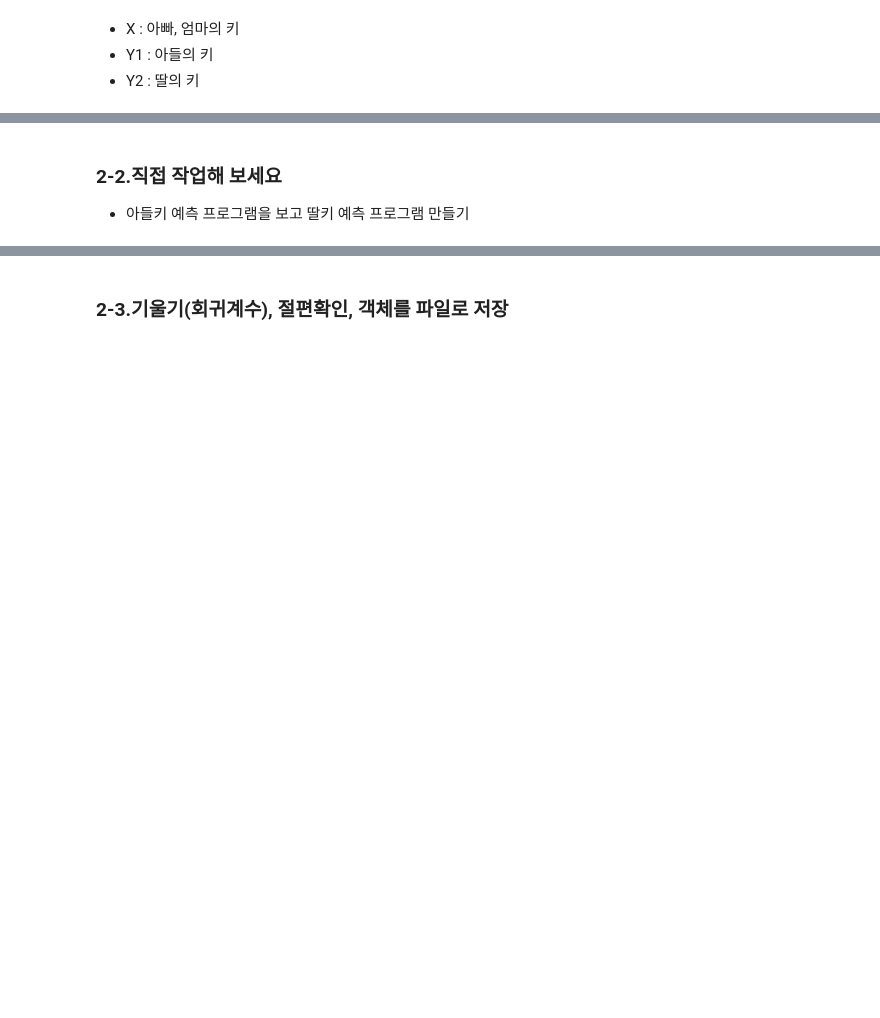
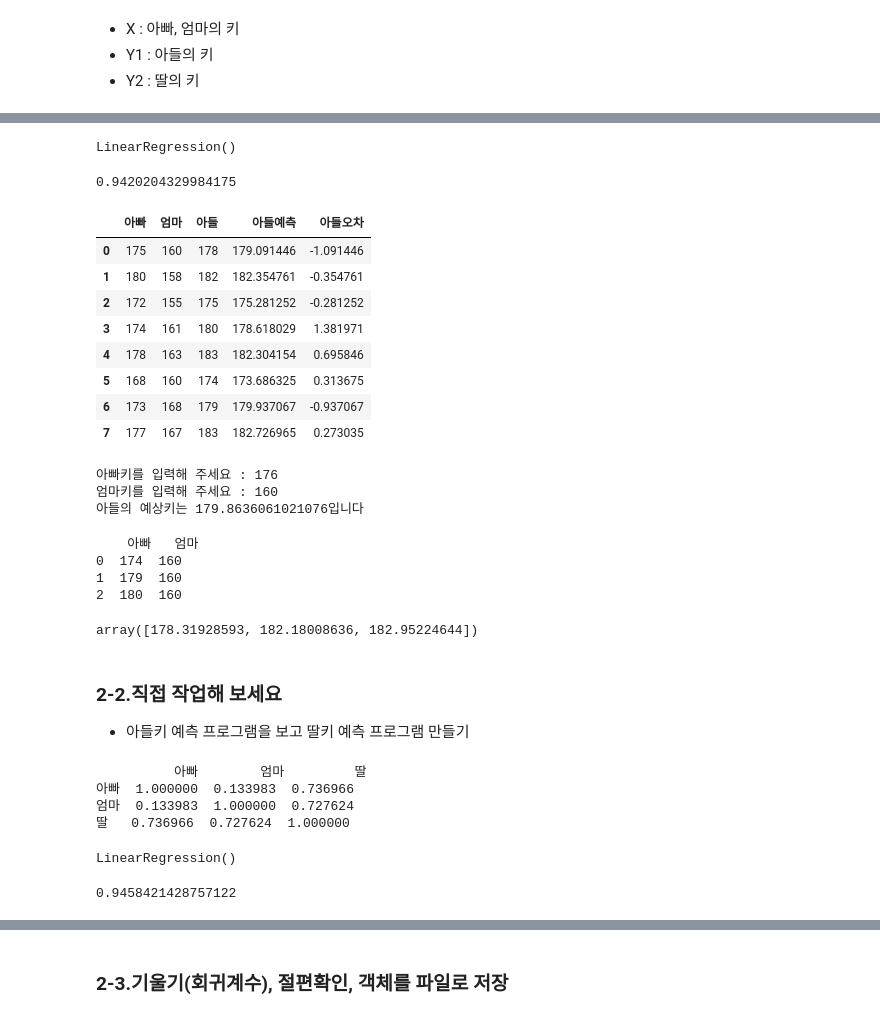
Before and after one commit to localtic/bigdata, a Jupyter notebook: [ML_01]_basic_LAB.ipynb, the cells around one changed output, grey strips where cells are left out. Drawn from its saved outputs; the diff is of its cells as text; code cells hidden in the pictures; blank space fills up the shorter version.

```diff
--- a/[ML_01]_basic_LAB.ipynb
+++ b/[ML_01]_basic_LAB.ipynb
@@ -86,0 +151,5 @@ df2.to_csv('X_test.csv')
+# %%
+# [0] train, test 파일 가져오기
+X_train = pd.read_csv('X_train.csv')
+Y1_train = pd.read_csv('Y1_train.csv')
+X_test = pd.read_csv('X_test.csv')
@@ -91,0 +172,6 @@ df2.to_csv('X_test.csv')
+# %%
+# [1] 아빠, 엄마, 아들 키의 상관관계
+# 입력변수들간의 상관관계는 낮고, 입력변수와 출력변수의 상관관계는 높아야 좋은 학습 데이터
+df = X_train.copy()
+df['아들'] = Y1_train['아들']
+print(df.corr())
@@ -96,3 +188,6 @@ df2.to_csv('X_test.csv')
 # %%
 # [2] 데이터 지정하기
 # 아빠, 엄마의 키를 사용해 아들의 키를 예측 (X=[아빠, 엄마], Y1=[아들])
+X = df[['아빠', '엄마']]
+Y1 = df['아들']
+print(Y1)
@@ -99,23 +204,57 @@ df2.to_csv('X_test.csv')
 # %%
 # [3] 아들 키를 예측하는 모델 만들어 분석하기
-from sklearn.linear_model import LinearRegression
+# 실제로는 데이터 train, test로 쪼개야 함
+from sklearn.linear_model import LinearRegression # 암기하기
+model = LinearRegression()
+model.fit(X, Y1) # 학습
+# %% [output]
+LinearRegression()
 # %%
 # [4] 아들 모델 성능 평가하기
+# score가 1에 가까울수록 좋은 모델
+# 실제로는 더 다양한 방식으로 평가
+model.score(X, Y1)
+# %% [output]
+0.9420204329984175
 # %%
 # [5] 결과를 표로 작성하기 (예측, 오차)
 result = df[['아빠', '엄마','아들']]
-result['아들예측'] = __________________
+result['아들예측'] = model.predict(X) # X는 반드시 2차원 형태
 result['아들오차'] = result['아들'] - result['아들예측']
 result
+# %% [output]
+|  | 아빠 | 엄마 | 아들 | 아들예측 | 아들오차 |
+| 0 | 175 | 160 | 178 | 179.091446 | -1.091446 |
+| 1 | 180 | 158 | 182 | 182.354761 | -0.354761 |
+| 2 | 172 | 155 | 175 | 175.281252 | -0.281252 |
+| 3 | 174 | 161 | 180 | 178.618029 | 1.381971 |
+| 4 | 178 | 163 | 183 | 182.304154 | 0.695846 |
+| 5 | 168 | 160 | 174 | 173.686325 | 0.313675 |
+| 6 | 173 | 168 | 179 | 179.937067 | -0.937067 |
+| 7 | 177 | 167 | 183 | 182.726965 | 0.273035 |
 # %%
 # [6] 새로운 데이터로 예측하기
 아빠키 = int(input('아빠키를 입력해 주세요 : '))
 엄마키 = int(input('엄마키를 입력해 주세요 : '))
 data = [[아빠키, 엄마키]]
-아들키 = _________________
+아들키 = model.predict(data)
 print(f'아들의 예상키는 {아들키[0]}입니다')
+# %% [output]
+아빠키를 입력해 주세요 : 176
+엄마키를 입력해 주세요 : 160
+아들의 예상키는 179.8636061021076입니다
 # %%
 # [7] 새로운 데이터로 확인하기 - X_test.csv 로 확인하기
+# 제출용 데이터
+Xt = X_test[['아빠', '엄마']]
+print(Xt)
+model.predict(Xt)
+# %% [output]
+    아빠   엄마
+0  174  160
+1  179  160
+2  180  160
+array([178.31928593, 182.18008636, 182.95224644])
 # %% [markdown]
 ### 2-2.직접 작업해 보세요
 - 아들키 예측 프로그램을 보고 딸키 예측 프로그램 만들기
@@ -127,7 +266,13 @@ X_test =
 # %%
 # [1] 아빠, 엄마, 아들 키의 상관관계 확인
-df =
-df['딸'] =
+df = X_train[['아빠', '엄마']]
+df['딸'] = Y2_train['딸']
+print(df.corr())
+# %% [output]
+          아빠        엄마         딸
+아빠  1.000000  0.133983  0.736966
+엄마  0.133983  1.000000  0.727624
+딸   0.736966  0.727624  1.000000
 # %%
 # [2] 데이터 지정하기
 # 아빠, 엄마의 키를 사용해 딸의 키를 예측 (X=[아빠, 엄마], Y2=[딸])
@@ -136,7 +281,15 @@ Y2 =
 # %%
 # [3] 딸 키를 예측하는 모델 만들기 (LinearRegression 사용)
 # 모델이름을 model_d 로 사용해 주세요.
+from sklearn.linear_model import LinearRegression
+model_d = LinearRegression()
+model_d.fit(X, Y2)
+# %% [output]
+LinearRegression()
 # %%
 # [4] 딸모델 성능 평가하기
+model_d.score(X, Y2)
+# %% [output]
+0.9458421428757122
 # %%
 # [5] 딸모델의 예측 값, 오차 확인
```
Also changed, not shown: parts of 22 cells of this notebook.
